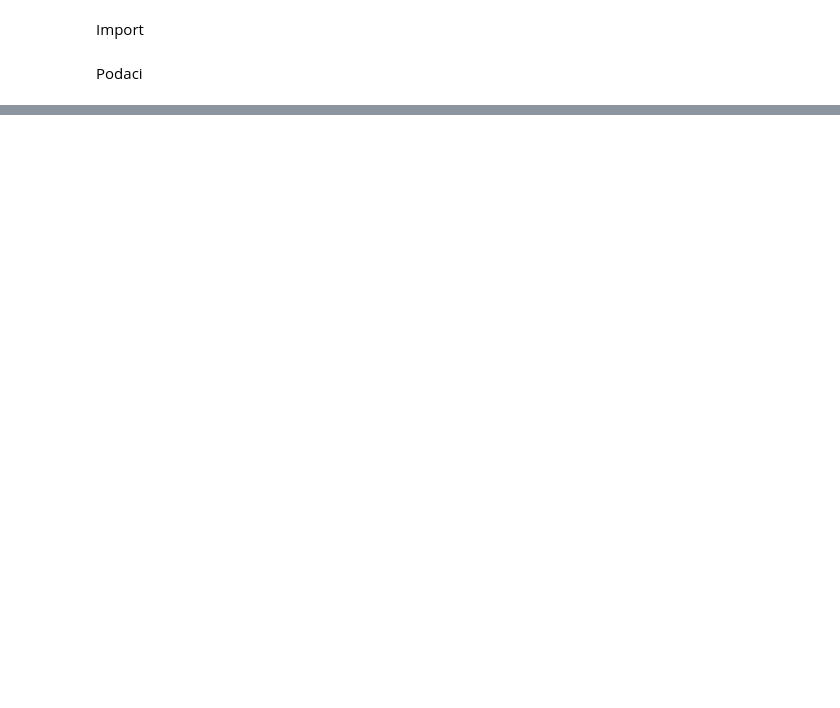
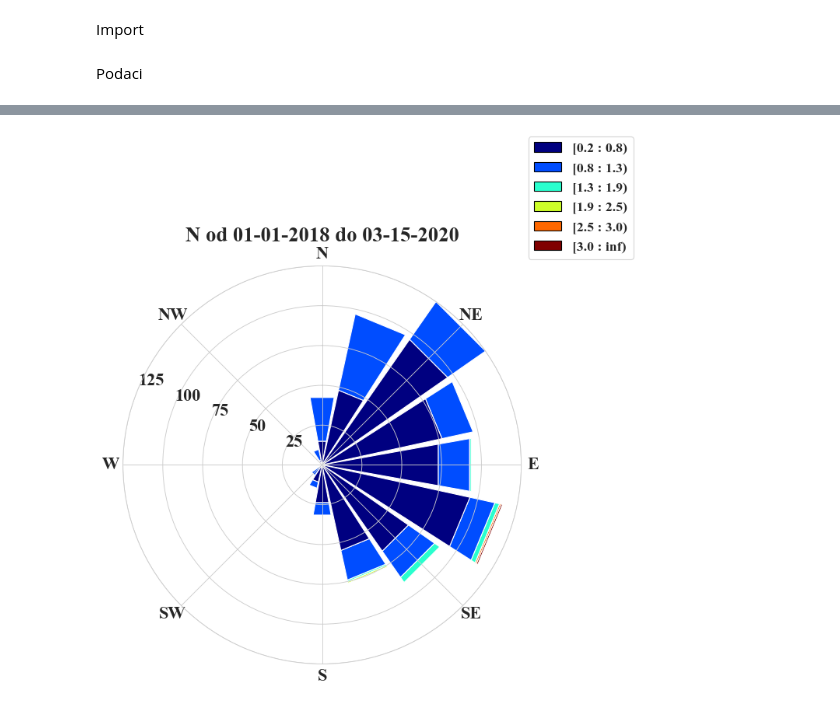
Before and after one commit to Tinek17/erasmus_praksa, a Jupyter notebook: Windrose/notebooks/Windrose.ipynb, the cells around one changed output, grey strips where cells are left out. Saved outputs shown, nothing was run; the diff lists cells and outputs as text; code cells hidden in the pictures; blank space fills up the shorter version.

```diff
--- a/Windrose/notebooks/Windrose.ipynb
+++ b/Windrose/notebooks/Windrose.ipynb
@@ -52,4 +36,4 @@ Index(['D_NO2', 'D_PM10K', 'N_NO2', 'N_O3', 'N_PM10K', 'O_NO2', 'O_PM10K',
 N = ['Nord_Winddirection', 'Nord_Windspeed']
 
 df_windrose = df_1[N]
-df_windrose = df[N].loc['2019']
+df_windrose = df[N]['2018-01-01':'2020-03-15']
@@ -55,0 +56,10 @@ df_windrose = df[N].loc['2019']
+# %%
+ax = WindroseAxes.from_ax()
+ax.bar(df_windrose.Nord_Winddirection, df_windrose.Nord_Windspeed,opening=.9,edgecolor='white')
+ax.set_title('N od 01-01-2018 do 03-15-2020')
+ax.legend(bbox_to_anchor=(1.0, 1.0),fontsize=16)
+ax.set_xticklabels(['N', 'NW',  'W', 'SW', 'S', 'SE','E', 'NE'])
+ax.set_theta_zero_location('N')
+plt.rc('font', family='Times New Roman', weight='bold', size=20)
+# %% [output]
+[figure, added]
```
Also changed, not shown: parts of 10 cells of this notebook, 11 other files.
